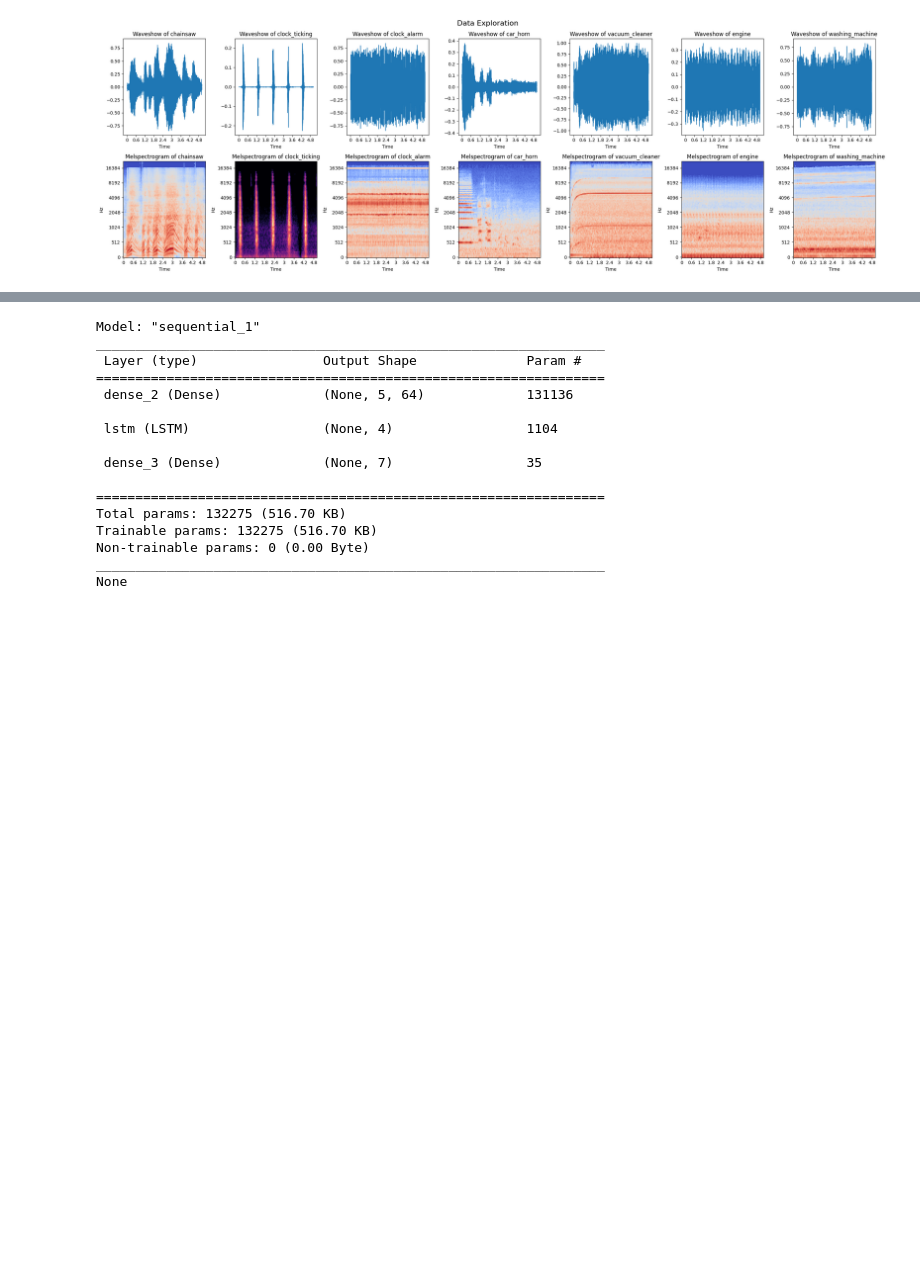
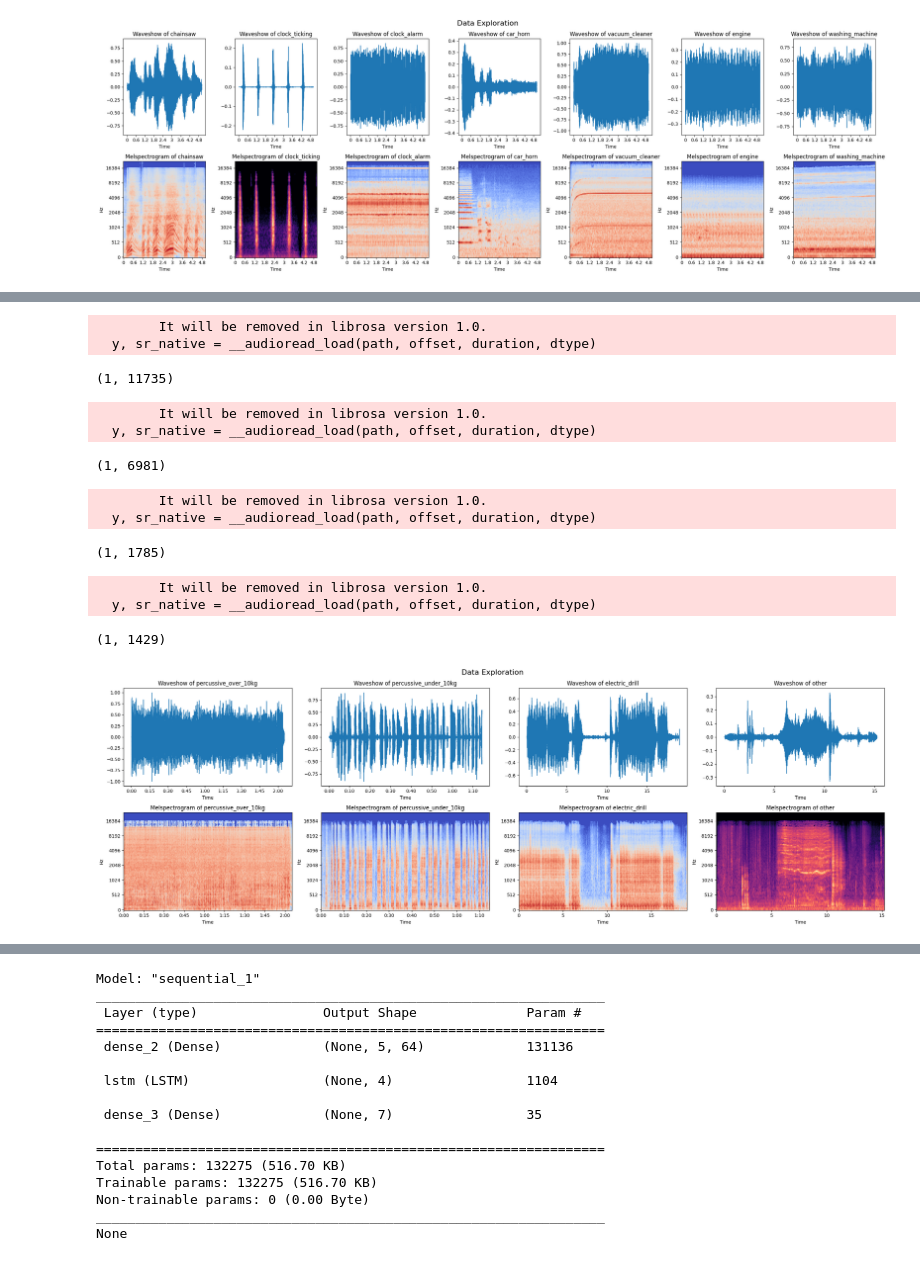
Before and after one commit to yinghong7/EPD_AI, a Jupyter notebook: NoisePC.ipynb, the cells around one changed output, grey strips where cells are left out. Cells and saved outputs as stored; diff of their text form; code cells hidden in the pictures; blank space fills up the shorter version.

```diff
--- a/NoisePC.ipynb
+++ b/NoisePC.ipynb
@@ -78,0 +88,37 @@ featuredata=data[['filename', 'category']]#grab only the relevant columns
+# %%
+#Visualize examples of all classes
+classes=["percussive_over_10kg","percussive_under_10kg","electric_drill","other"]
+#data = pd.read_csv('/content/drive/MyDrive/EPDAI _Master_Datatable.csv')
+#subset=data[data['Device'] =="phone"]["filename"]
+fig, axs = plt.subplots(nrows=2, ncols=(len(classes)))
+zcrr=[]
+axs = axs.flatten()
+fig.suptitle('Data Exploration', fontsize=16)
+fig.set_size_inches(24, 8)
+files=["Handheld over 10_wall removal_source_01.m4a","Tile_removal_audio_hallway_1_iphone11.m4a","Drilling_holes_audio_hallway_7_iphone11.m4a","Wood_cutting_audio_hallway_1_iphone11.m4a"]
+for i, afile in enumerate(files):
+    # Load audio and plot waveform and melspectrogram of each class
+    audio, sr = librosa.load(os.path.join('/content/drive/MyDrive/PhoneData', afile), sr=None)
+    librosa.display.waveshow(y=audio, sr=sr, axis='time', ax=axs[i])
+    axs[i].set(title=f'Waveshow of {classes[i]}')
+    mels_db = librosa.power_to_db(S=librosa.feature.melspectrogram(y=audio, sr=sr), ref=1.0)
+    librosa.display.specshow(data=mels_db, sr=sr, x_axis='time', y_axis='mel', ax=axs[i+len(classes)])
+    axs[i+len(classes)].set(title=f'Melspectrogram of {classes[i]}')
+    print((np.shape(librosa.feature.zero_crossing_rate(audio))))
+    zcrr.append(librosa.feature.zero_crossing_rate(audio))
+plt.tight_layout()
+plt.show()
+# %% [output]
+        It will be removed in librosa version 1.0.
+  y, sr_native = __audioread_load(path, offset, duration, dtype)
+(1, 11735)
+        It will be removed in librosa version 1.0.
+  y, sr_native = __audioread_load(path, offset, duration, dtype)
+(1, 6981)
+        It will be removed in librosa version 1.0.
+  y, sr_native = __audioread_load(path, offset, duration, dtype)
+(1, 1785)
+        It will be removed in librosa version 1.0.
+  y, sr_native = __audioread_load(path, offset, duration, dtype)
+(1, 1429)
+[figure, added]
```
Also changed, not shown: parts of 17 cells of this notebook.
